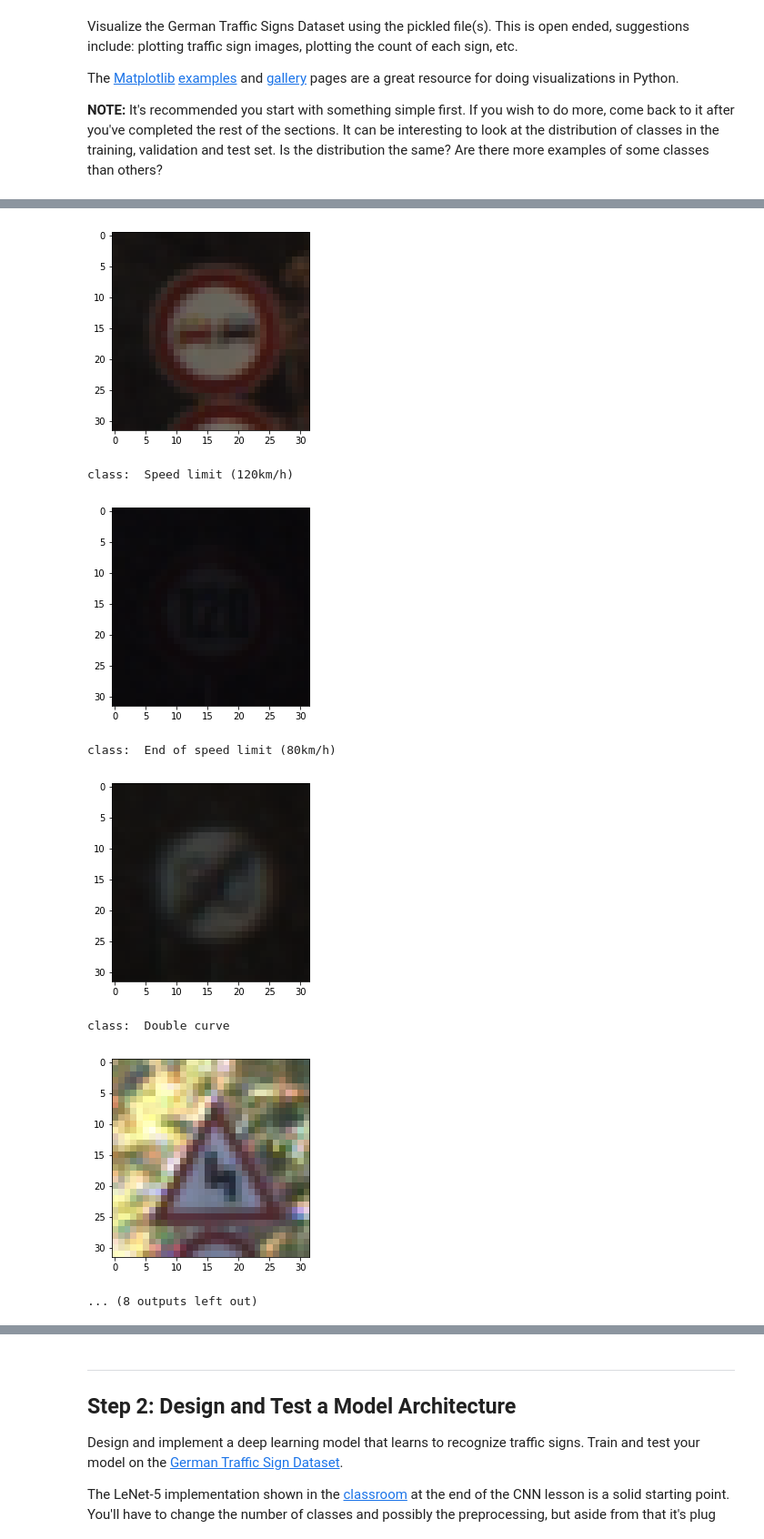
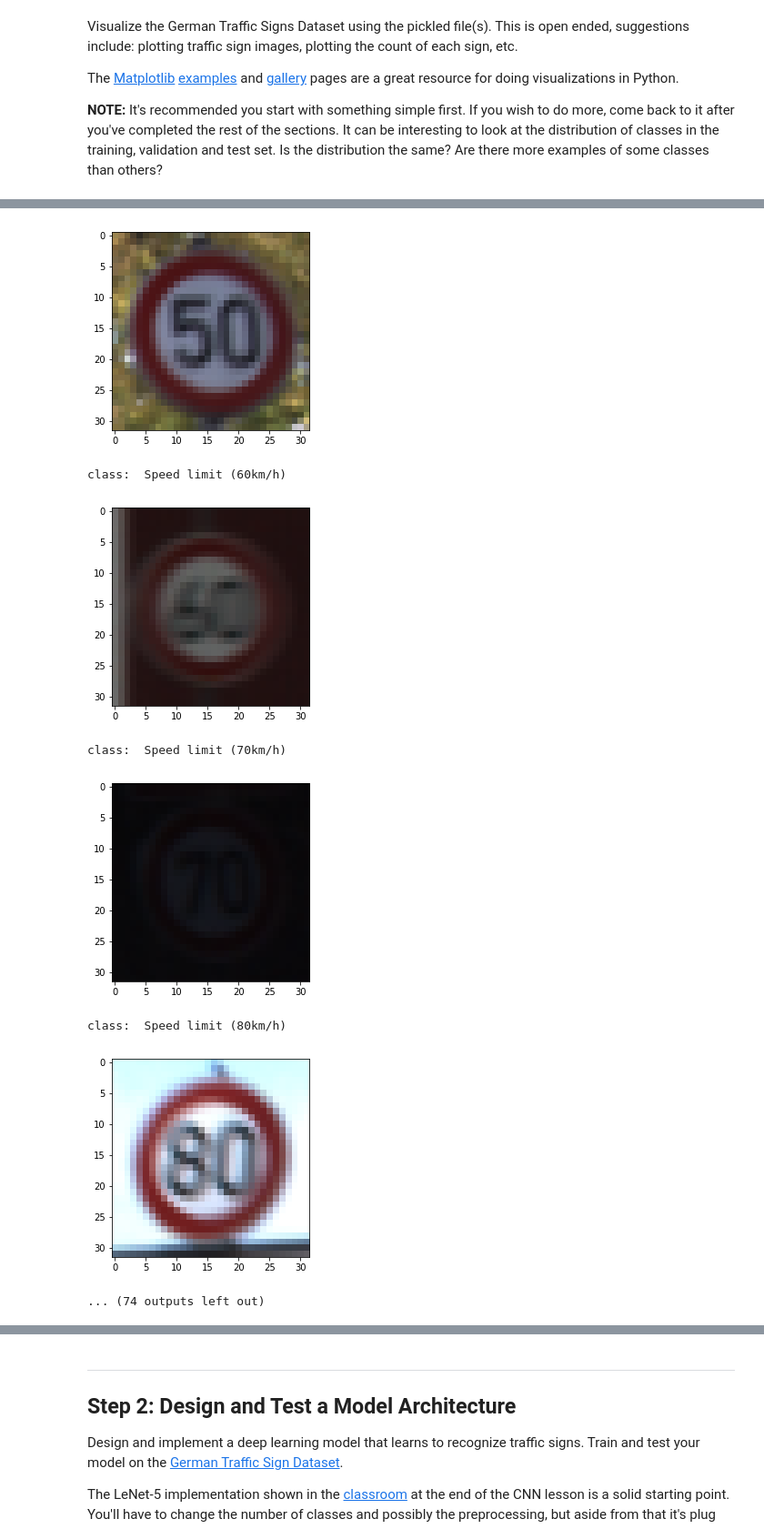
Before and after one commit to shohne/CarND-Traffic-Sign-Classifier-Project, a Jupyter notebook: Traffic_Sign_Classifier.ipynb, the cells around one changed output, grey strips where cells are left out. Shown at 91% size. Cells and saved outputs as stored; diff of their text form; code cells hidden in the pictures.

```diff
--- a/Traffic_Sign_Classifier.ipynb
+++ b/Traffic_Sign_Classifier.ipynb
@@ -110,13 +110,18 @@ map_idx_label_to_description = pd.read_csv('signnames.csv')
 import cv2
 %matplotlib inline
 
-
 print ('Some images from train dataset')
-for i in range(10):
-    idx = (i * 13798 + 434) % X_train.shape[0]
-    print ('class: ', map_idx_label_to_description.loc[y_train[idx]]['SignName'])
-    img = X_train[idx]
-    plt.imshow(img)
-    plt.show()
+for i in range(n_classes):
+    print ('class: ', map_idx_label_to_description.loc[i]['SignName'])
+    idx_class_example = -1
+    for j in range(X_train.shape[0]):
+        if y_train[j] == i:
+            idx_class_example = j
+    if idx_class_example != -1:
+        img = X_train[idx_class_example]
+        plt.imshow(img)
+        plt.show()
+    else:
+        print ('No example to class')
 # %% [output]
 Some images from train dataset
@@ -136,10 +141,17 @@ class:  Road work
 # %%
 print ('Some images from valid dataset')
-for i in range(10):
-    idx = (i * 13798 + 434) % X_valid.shape[0]
-    print ('class: ', map_idx_label_to_description.loc[y_valid[idx]]['SignName'])
-    img = X_valid[idx]
-    plt.imshow(img)
-    plt.show()
+
+for i in range(n_classes):
+    print ('class: ', map_idx_label_to_description.loc[i]['SignName'])
+    idx_class_example = -1
+    for j in range(X_valid.shape[0]):
+        if y_valid[j] == i:
+            idx_class_example = j
+    if idx_class_example != -1:
+        img = X_valid[idx_class_example]
+        plt.imshow(img)
+        plt.show()
+    else:
+        print ('No example to class')
 # %% [output]
 Some images from valid dataset
@@ -151,10 +163,10 @@ class:  No passing
-[figure, old version]
+[figure, new version]
-class:  Speed limit (120km/h)
+class:  Speed limit (60km/h)
-[figure, old version]
+[figure, new version]
-class:  End of speed limit (80km/h)
+class:  Speed limit (70km/h)
-[figure, old version]
+[figure, new version]
-class:  Double curve
+class:  Speed limit (80km/h)
-[figure, old version]
+[figure, new version]
-... (8 outputs left out)
+... (74 outputs left out)
 # %%
 print ('Some images from test dataset')
```
Also changed, not shown: parts of 23 cells of this notebook, 6 other files.
